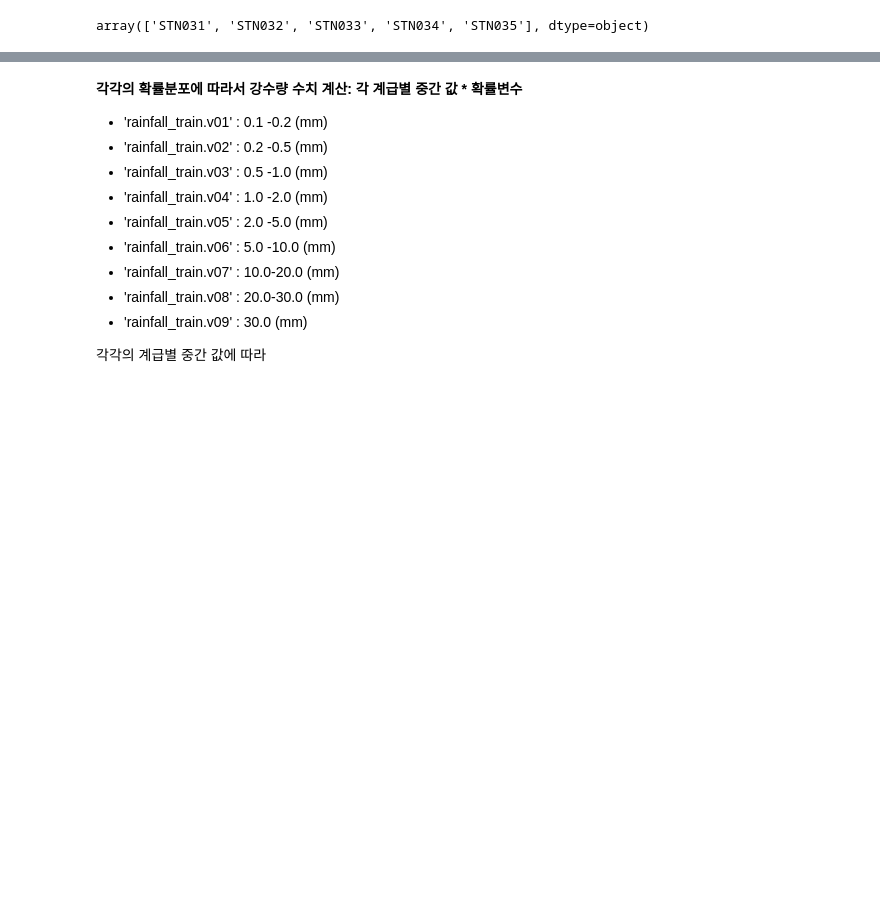
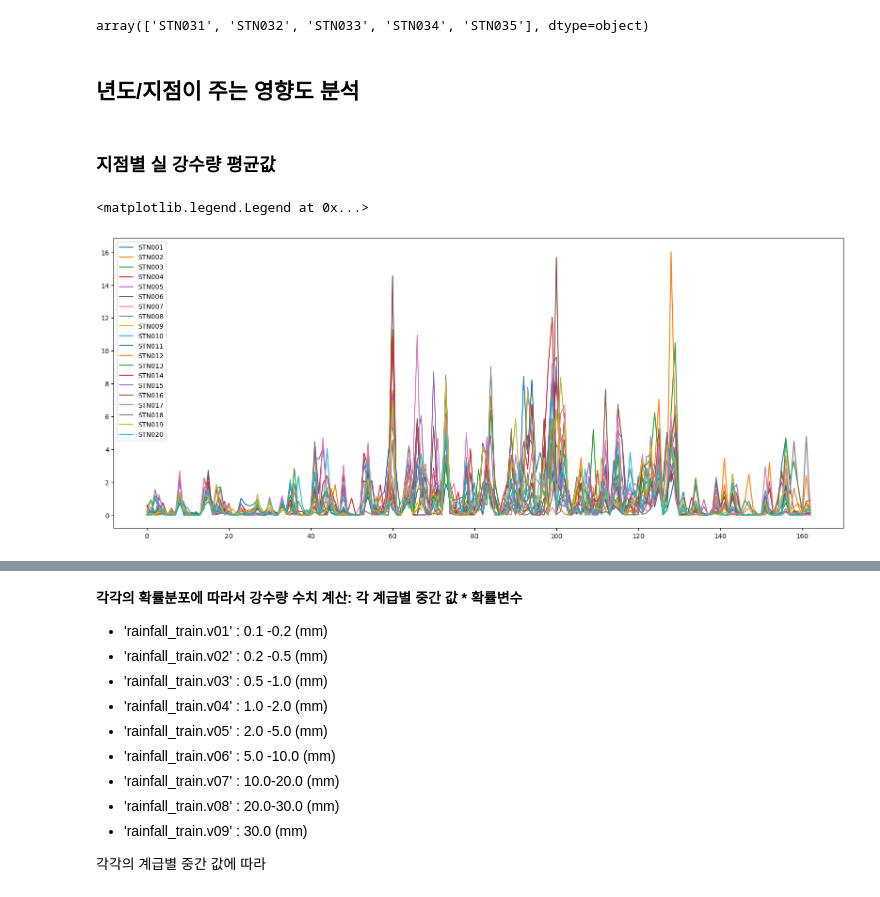
Before and after one commit to Abel3005/TSI, a Jupyter notebook: replay.ipynb, the cells around one changed output, grey strips where cells are left out. Cells and saved outputs as stored; diff of their text form; code cells hidden in the pictures; blank space fills up the shorter version.

```diff
--- a/replay.ipynb
+++ b/replay.ipynb
@@ -37,3 +37,18 @@ array(['STN001', 'STN002', 'STN003', 'STN004', 'STN005', 'STN006',
 test_df["rainfall_test.stn4contest"].unique()
 # %% [output]
 array(['STN031', 'STN032', 'STN033', 'STN034', 'STN035'], dtype=object)
+# %% [markdown]
+## 년도/지점이 주는 영향도 분석
+# %% [markdown]
+### 지점별 실 강수량 평균값
+# %%
+import matplotlib.pyplot as plt
+
+plt.figure(figsize=(20,8))
+train_df = train_df[~(train_df["rainfall_train.vv"] == -999)]
+for stn in train_df["rainfall_train.stn4contest"].unique():
+    plt.plot(train_df[train_df["rainfall_train.stn4contest"] == stn].groupby(["rainfall_train.ef_month","rainfall_train.ef_day"])["rainfall_train.vv"].mean().reset_index()["rainfall_train.vv"],label=stn)
+plt.legend()
+# %% [output]
+<matplotlib.legend.Legend at 0x...>
+[figure, added]
```
Also changed, not shown: parts of 10 cells of this notebook, 6 other files.
